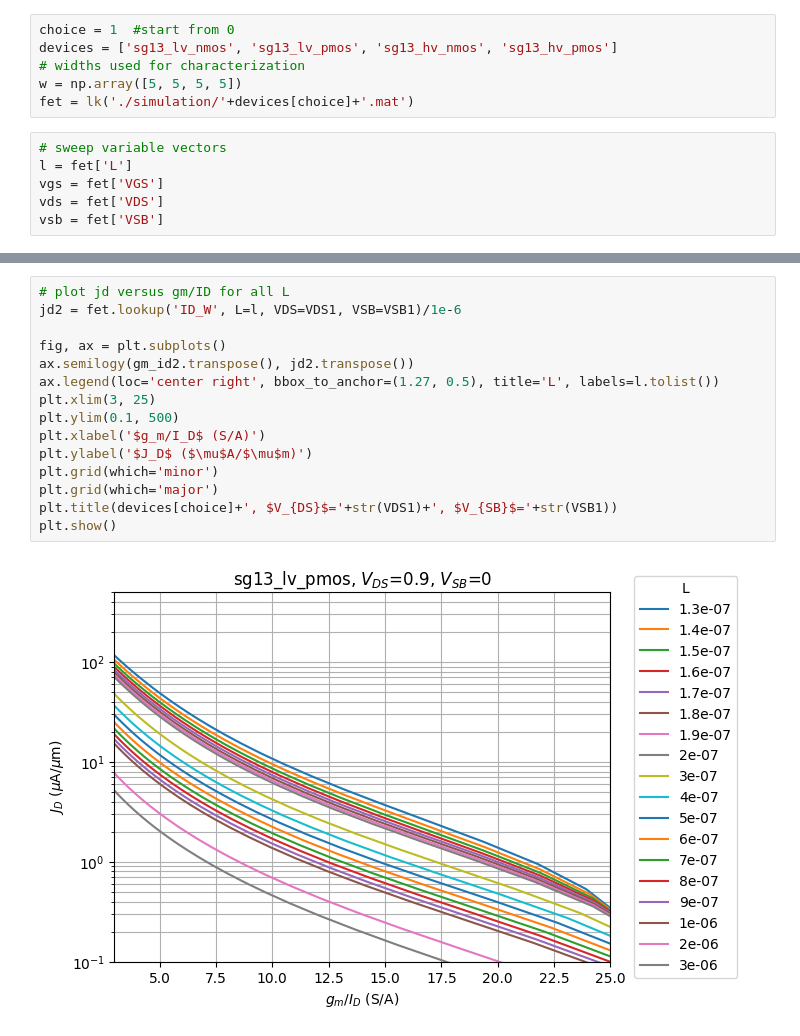
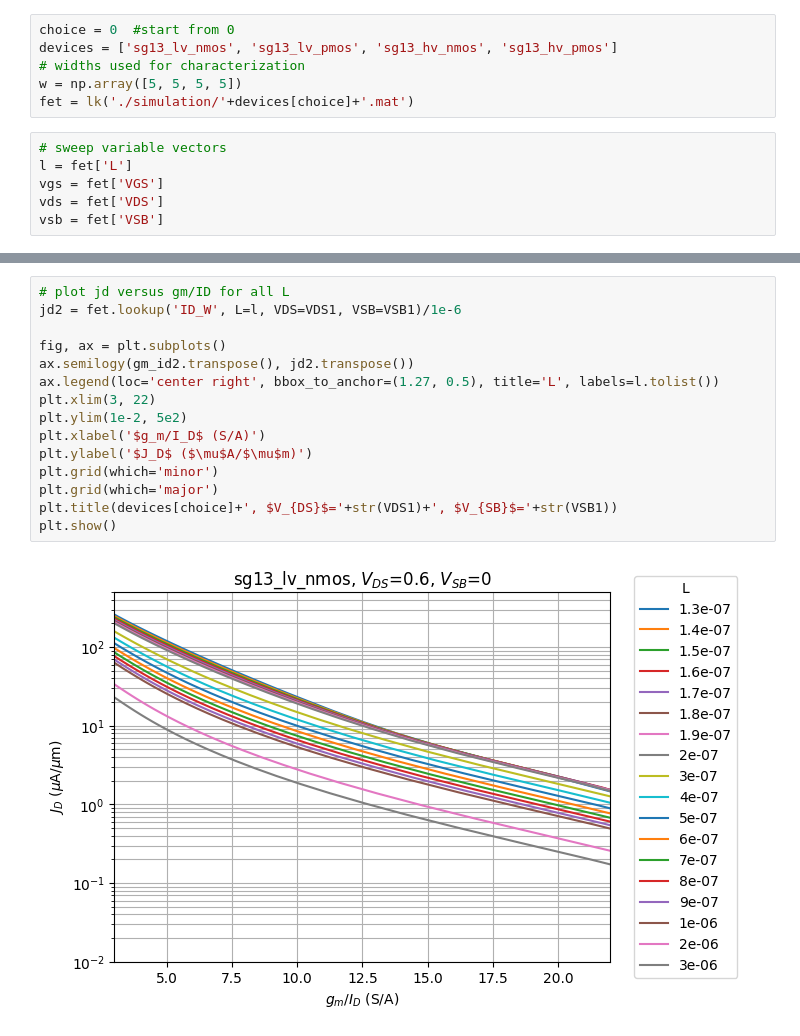
Before and after one commit to tatuc/Book-on-gm-ID-design, a Jupyter notebook: starter_files_open_source_tools/ihp-sg13g2/techsweep_plots_from_mat.ipynb, the cells around one changed output, grey strips where cells are left out. Cells and saved outputs as stored; diff of their text form.

```diff
--- a/starter_files_open_source_tools/ihp-sg13g2/techsweep_plots_from_mat.ipynb
+++ b/starter_files_open_source_tools/ihp-sg13g2/techsweep_plots_from_mat.ipynb
@@ -4,7 +4,7 @@ import scipy.constants as sc
 import matplotlib.pyplot as plt
 from pygmid import Lookup as lk
 # %%
-choice = 1  #start from 0
+choice = 0  #start from 0
 devices = ['sg13_lv_nmos', 'sg13_lv_pmos', 'sg13_hv_nmos', 'sg13_hv_pmos']
 # widths used for characterization
 w = np.array([5, 5, 5, 5])
@@ -98,20 +98,20 @@ plt.show()
 # %%
 # plot jd versus gm/ID for all L
 jd2 = fet.lookup('ID_W', L=l, VDS=VDS1, VSB=VSB1)/1e-6
 
 fig, ax = plt.subplots()
 ax.semilogy(gm_id2.transpose(), jd2.transpose())
 ax.legend(loc='center right', bbox_to_anchor=(1.27, 0.5), title='L', labels=l.tolist())
-plt.xlim(3, 25)
-plt.ylim(0.1, 500)
+plt.xlim(3, 22)
+plt.ylim(1e-2, 5e2)
 plt.xlabel('$g_m/I_D$ (S/A)')
 plt.ylabel('$J_D$ ($\mu$A/$\mu$m)')
 plt.grid(which='minor')
 plt.grid(which='major')
 plt.title(devices[choice]+', $V_{DS}$='+str(VDS1)+', $V_{SB}$='+str(VSB1))
 plt.show()
 # %% [output]
-[figure, old version]
+[figure, new version]
 # %%
 # plot gamma versus gm/ID for all L
 gamma = fet.lookup('STH_GM', L=l, VDS=VDS1, VSB=VSB1) / (4*sc.Boltzmann*300)
```
Also changed, not shown: parts of 8 cells of this notebook, 16 other files.
